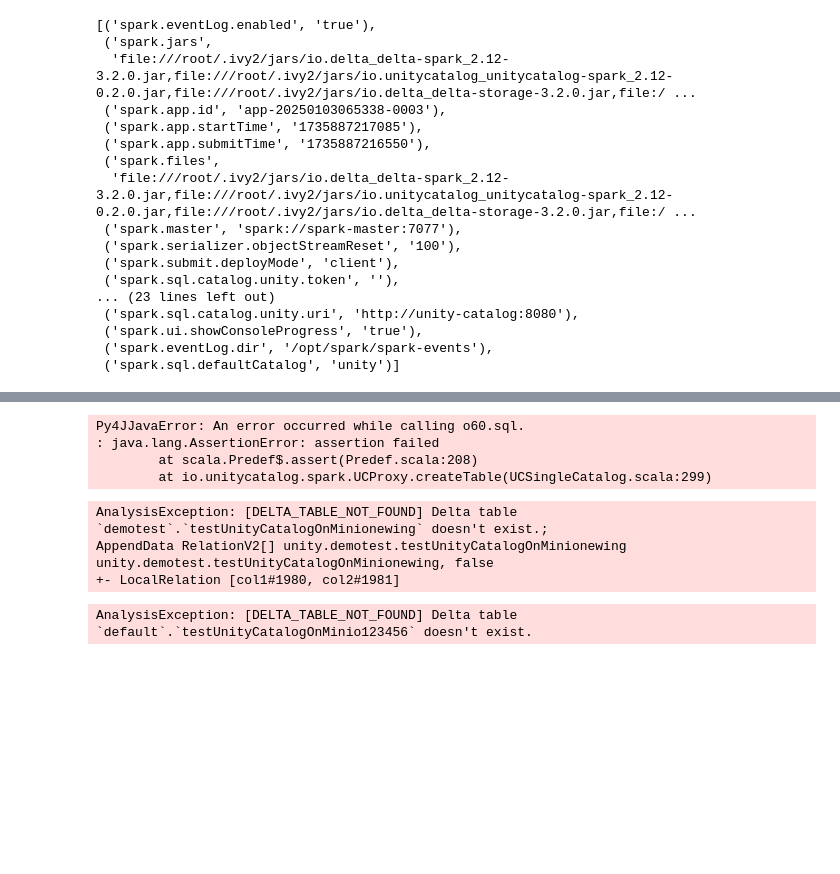
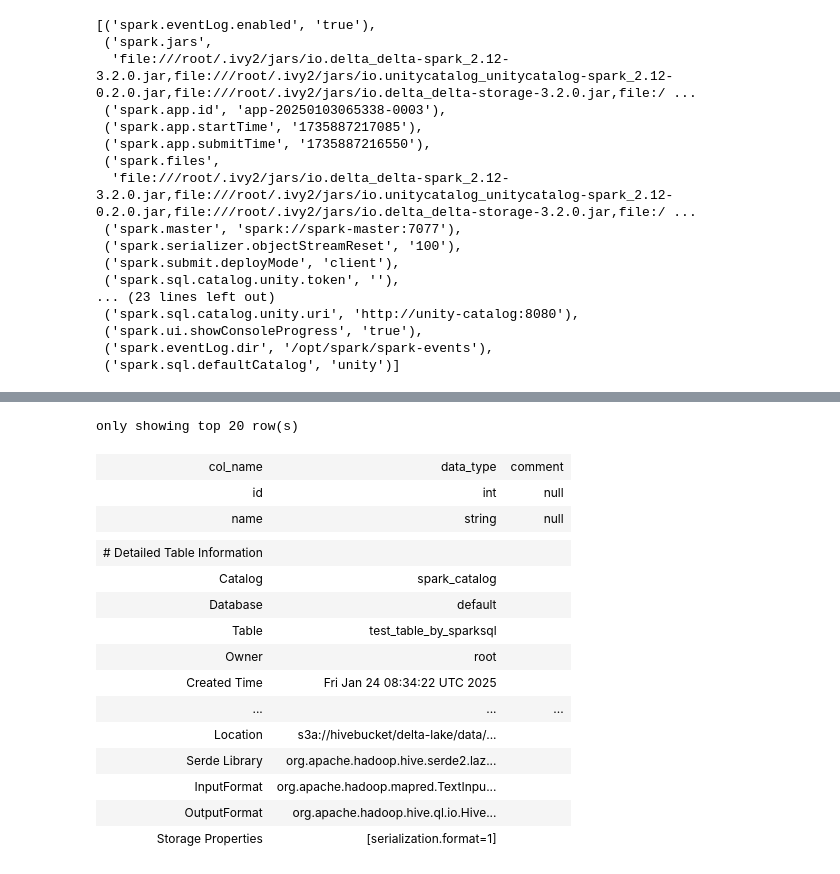
Before and after one commit to jerinsam/integration-spark-catalog-lakehouse, a Jupyter notebook: spark-working-folder/spark_apps/5-delta-hive-metastore-and-minio-config.ipynb, the cells around one changed output, grey strips where cells are left out. Drawn from its saved outputs; the diff is of its cells as text; code cells hidden in the pictures; blank space fills up the shorter version.

```diff
--- a/spark-working-folder/spark_apps/5-delta-hive-metastore-and-minio-config.ipynb
+++ b/spark-working-folder/spark_apps/5-delta-hive-metastore-and-minio-config.ipynb
@@ -135,27 +170,21 @@ DataFrame[]
-# %%
-%%sparksql
-
-CREATE TABLE unity.demotest.testUnityCatalogOnMinionewing123 (
-    id INT,
-    desc STRING);
-# %% [output]
-Py4JJavaError: An error occurred while calling o60.sql.
-: java.lang.AssertionError: assertion failed
-        at scala.Predef$.assert(Predef.scala:208)
-        at io.unitycatalog.spark.UCProxy.createTable(UCSingleCatalog.scala:299)
-# %%
-# Since the location is incorrect in Unity Catalog, therefore the below code will throw error.
-spark.sql("""
-Insert into unity.demotest.testUnityCatalogOnMinionewing Values (1,'Jerin'),(2,'Neeraj'), (3,'Atul'),(4,'Priti'),(5,'Rahul'),(6,'Chinmay'),(7,'Ashu');
-""")
-# %% [output]
-AnalysisException: [DELTA_TABLE_NOT_FOUND] Delta table `demotest`.`testUnityCatalogOnMinionewing` doesn't exist.;
-AppendData RelationV2[] unity.demotest.testUnityCatalogOnMinionewing unity.demotest.testUnityCatalogOnMinionewing, false
-+- LocalRelation [col1#1980, col2#1981]
-# %%
-# Since the location is incorrect in Unity Catalog, therefore the below code will throw error.
-%%sparksql
-
-Select * from unity.default.testUnityCatalogOnMinio123456;
-# %% [output]
-AnalysisException: [DELTA_TABLE_NOT_FOUND] Delta table `default`.`testUnityCatalogOnMinio123456` doesn't exist.
+# %%
+%%sparksql
+DESCRIBE EXTENDED default.test_table_by_sparksql;
+# %% [output]
+only showing top 20 row(s)
+| col_name | data_type | comment |
+| id | int | null |
+| name | string | null |
+|  |  |  |
+| # Detailed Table Information |  |  |
+| Catalog | spark_catalog |  |
+| Database | default |  |
+| Table | test_table_by_sparksql |  |
+| Owner | root |  |
+| Created Time | Fri Jan 24 08:34:22 UTC 2025 |  |
+| ... | ... | ... |
+| Location | s3a://hivebucket/delta-lake/data/... |  |
+| Serde Library | org.apache.hadoop.hive.serde2.laz... |  |
+| InputFormat | org.apache.hadoop.mapred.TextInpu... |  |
+| OutputFormat | org.apache.hadoop.hive.ql.io.Hive... |  |
+| Storage Properties | [serialization.format=1] |  |
```
Also changed, not shown: parts of 18 cells of this notebook, 36 other files.
